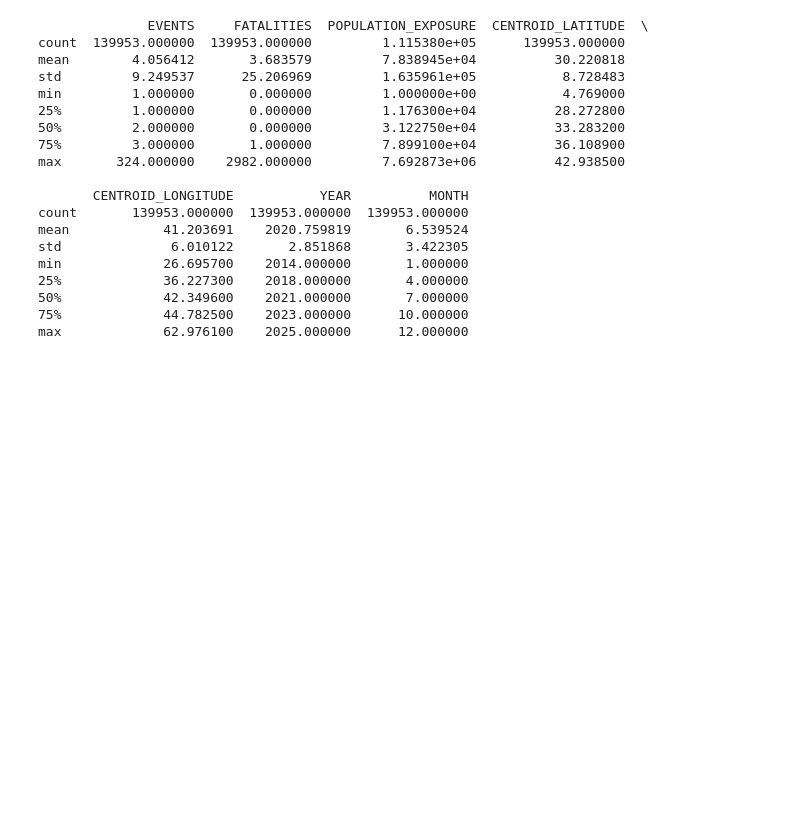
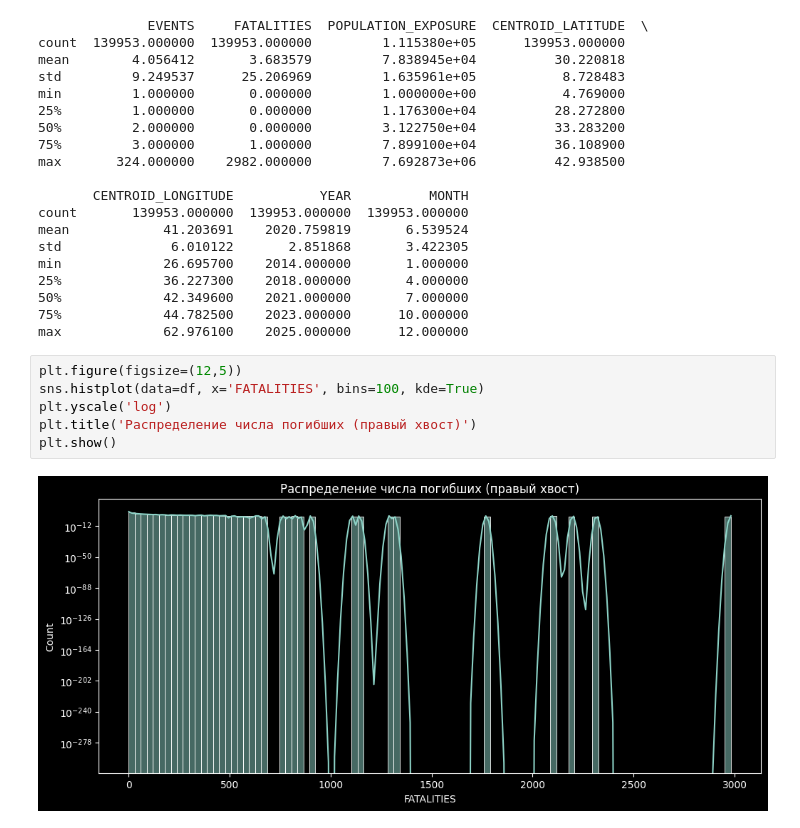
Before and after one commit to alxr33dd/middle_east, a Jupyter notebook: middle_east.ipynb, the cells around one changed output. Cells and saved outputs as stored; diff of their text form; blank space fills up the shorter version.

Commit message:
Plot histogram of fatalities with log scale to show right-skewed distribution

```diff
--- a/middle_east.ipynb
+++ b/middle_east.ipynb
@@ -62,3 +62,11 @@ min             26.695700    2014.000000       1.000000
 50%             42.349600    2021.000000       7.000000
 75%             44.782500    2023.000000      10.000000
 max             62.976100    2025.000000      12.000000
+# %%
+plt.figure(figsize=(12,5))
+sns.histplot(data=df, x='FATALITIES', bins=100, kde=True)
+plt.yscale('log')
+plt.title('Распределение числа погибших (правый хвост)')
+plt.show()
+# %% [output]
+[figure, added]
```
